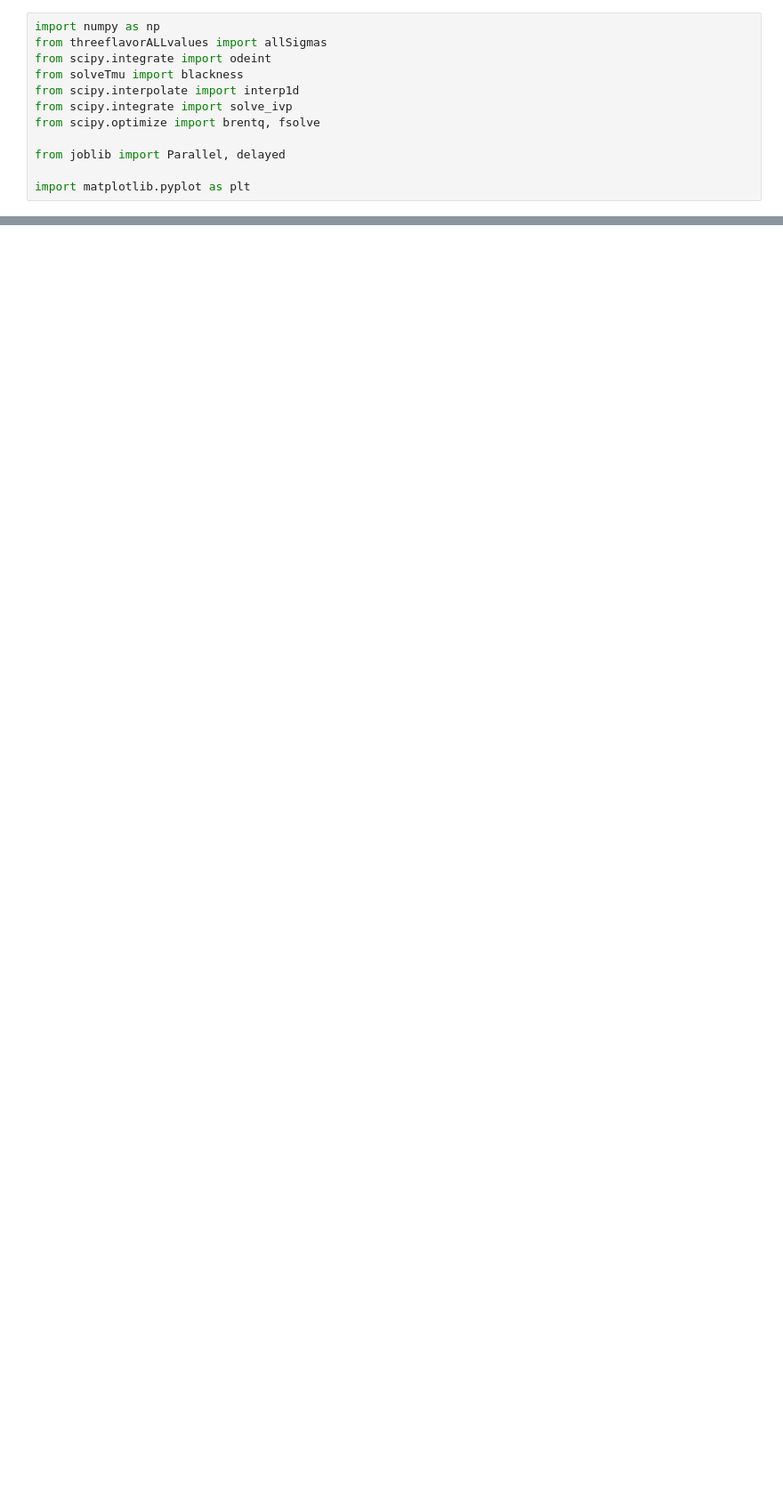
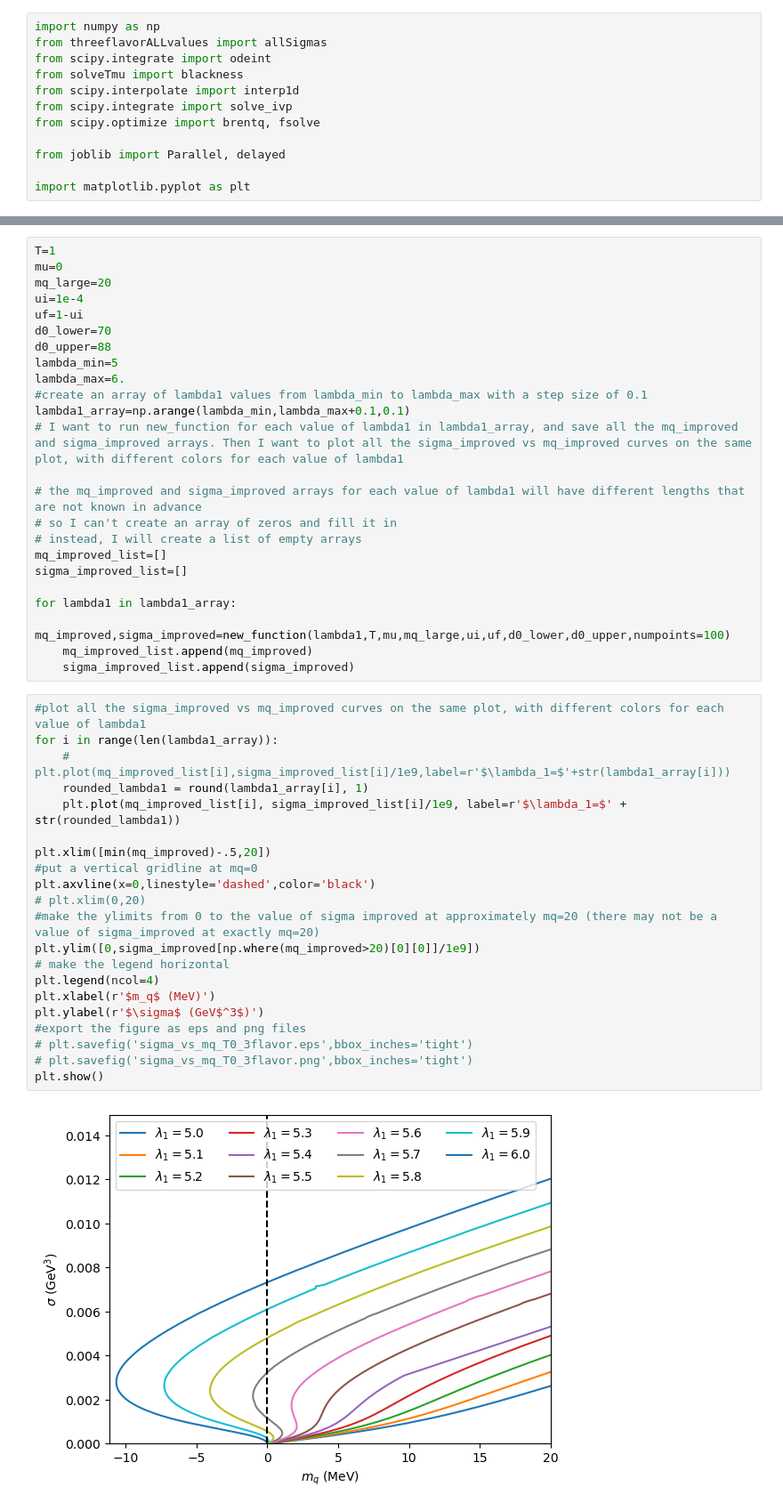
Before and after one commit to seanbartz/DilatonMixingParallel, a Jupyter notebook: Search_by_mass.ipynb, the cells around one changed output, grey strips where cells are left out. Shown at 89% size. Drawn from its saved outputs; the diff is of its cells as text; blank space fills up the shorter version.

```diff
--- a/Search_by_mass.ipynb
+++ b/Search_by_mass.ipynb
@@ -312,0 +387,47 @@ array(87.11487801)
+# %%
+T=1
+mu=0
+mq_large=20
+ui=1e-4
+uf=1-ui
+d0_lower=70
+d0_upper=88
+lambda_min=5
+lambda_max=6.
+#create an array of lambda1 values from lambda_min to lambda_max with a step size of 0.1
+lambda1_array=np.arange(lambda_min,lambda_max+0.1,0.1)
+# I want to run new_function for each value of lambda1 in lambda1_array, and save all the mq_improved and sigma_improved arrays. Then I want to plot all the sigma_improved vs mq_improved curves on the same plot, with different colors for each value of lambda1
+
+# the mq_improved and sigma_improved arrays for each value of lambda1 will have different lengths that are not known in advance
+# so I can't create an array of zeros and fill it in
+# instead, I will create a list of empty arrays
+mq_improved_list=[]
+sigma_improved_list=[]
+
+for lambda1 in lambda1_array:
+    mq_improved,sigma_improved=new_function(lambda1,T,mu,mq_large,ui,uf,d0_lower,d0_upper,numpoints=100)
+    mq_improved_list.append(mq_improved)
+    sigma_improved_list.append(sigma_improved)
+# %%
+#plot all the sigma_improved vs mq_improved curves on the same plot, with different colors for each value of lambda1
+for i in range(len(lambda1_array)):
+    # plt.plot(mq_improved_list[i],sigma_improved_list[i]/1e9,label=r'$\lambda_1=$'+str(lambda1_array[i]))
+    rounded_lambda1 = round(lambda1_array[i], 1)
+    plt.plot(mq_improved_list[i], sigma_improved_list[i]/1e9, label=r'$\lambda_1=$' + str(rounded_lambda1))
+
+plt.xlim([min(mq_improved)-.5,20])
+#put a vertical gridline at mq=0
+plt.axvline(x=0,linestyle='dashed',color='black')
+# plt.xlim(0,20)
+#make the ylimits from 0 to the value of sigma improved at approximately mq=20 (there may not be a value of sigma_improved at exactly mq=20)
+plt.ylim([0,sigma_improved[np.where(mq_improved>20)[0][0]]/1e9])
+# make the legend horizontal
+plt.legend(ncol=4)
+plt.xlabel(r'$m_q$ (MeV)')
+plt.ylabel(r'$\sigma$ (GeV$^3$)')
+#export the figure as eps and png files
+# plt.savefig('sigma_vs_mq_T0_3flavor.eps',bbox_inches='tight')
+# plt.savefig('sigma_vs_mq_T0_3flavor.png',bbox_inches='tight')
+plt.show()
+# %% [output]
+[figure, added]
```
Also changed, not shown: parts of 16 cells of this notebook, 7 other files.
